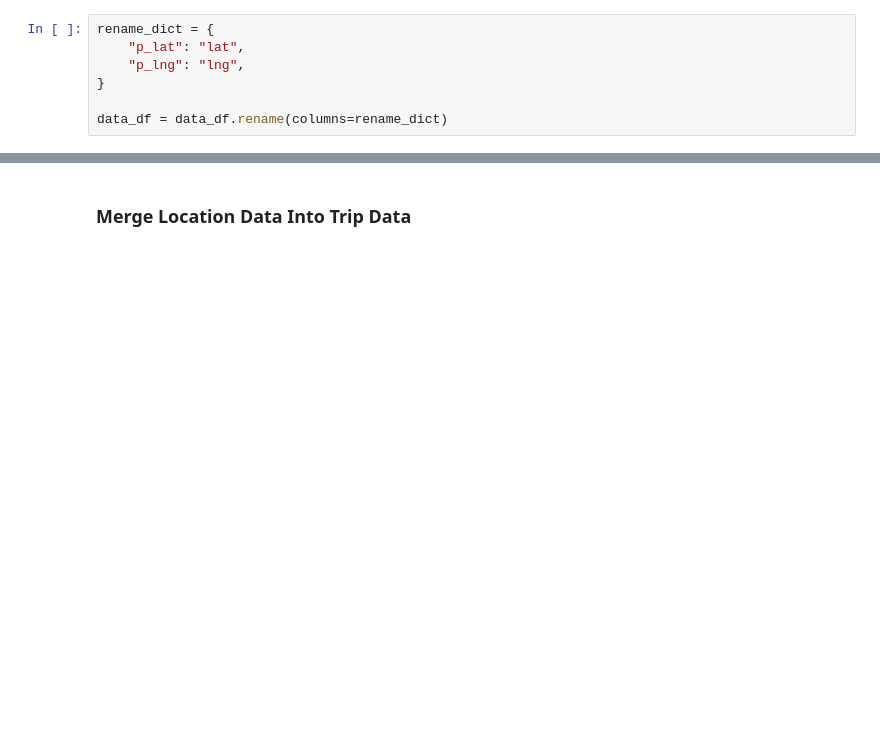
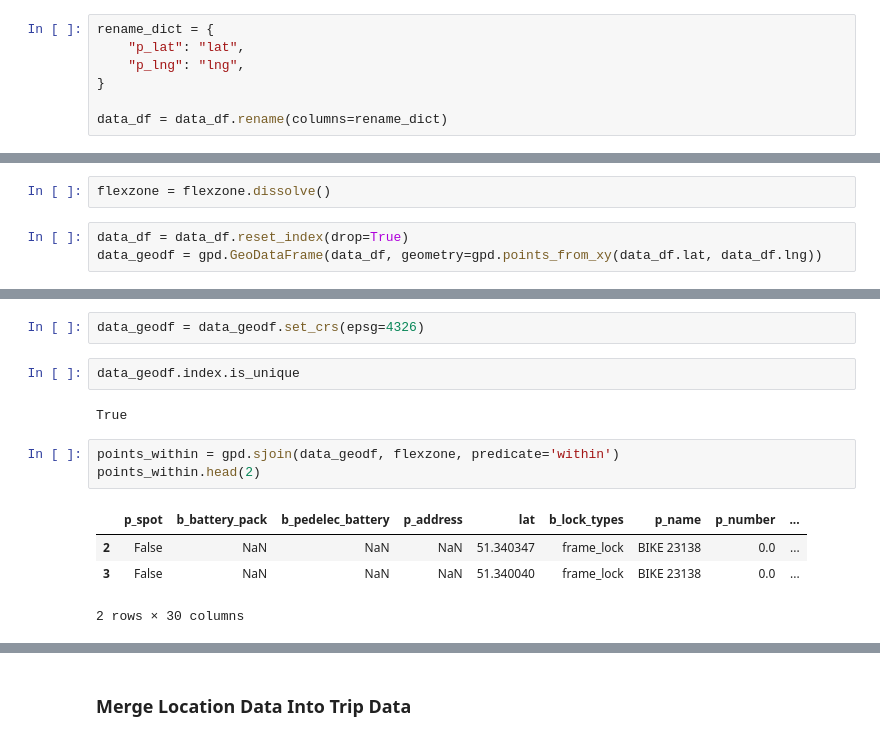
Before and after one commit to mogottsch/aaa-2022-magma, a Jupyter notebook: 01_data_collection_and_preperation/00_bike_sharing_data.ipynb, the cells around one changed output, grey strips where cells are left out. Cells and saved outputs as stored; diff of their text form; blank space fills up the shorter version.

```diff
--- a/01_data_collection_and_preperation/00_bike_sharing_data.ipynb
+++ b/01_data_collection_and_preperation/00_bike_sharing_data.ipynb
@@ -69,0 +102,5 @@ data_df = data_df.rename(columns=rename_dict)
+# %%
+flexzone = flexzone.dissolve()
+# %%
+data_df = data_df.reset_index(drop=True)
+data_geodf = gpd.GeoDataFrame(data_df, geometry=gpd.points_from_xy(data_df.lat, data_df.lng))
@@ -69,0 +129,14 @@ data_df = data_df.rename(columns=rename_dict)
+# %%
+data_geodf = data_geodf.set_crs(epsg=4326)
+# %%
+data_geodf.index.is_unique
+# %% [output]
+True
+# %%
+points_within = gpd.sjoin(data_geodf, flexzone, predicate='within')
+points_within.head(2)
+# %% [output]
+|  | p_spot | b_battery_pack | b_pedelec_battery | p_address | lat | b_lock_types | p_name | p_number | ... |
+| 2 | False | NaN | NaN | NaN | 51.340347 | frame_lock | BIKE 23138 | 0.0 | ... |
+| 3 | False | NaN | NaN | NaN | 51.340040 | frame_lock | BIKE 23138 | 0.0 | ... |
+2 rows × 30 columns
```
Also changed, not shown: parts of 63 cells of this notebook, 5 other files.
